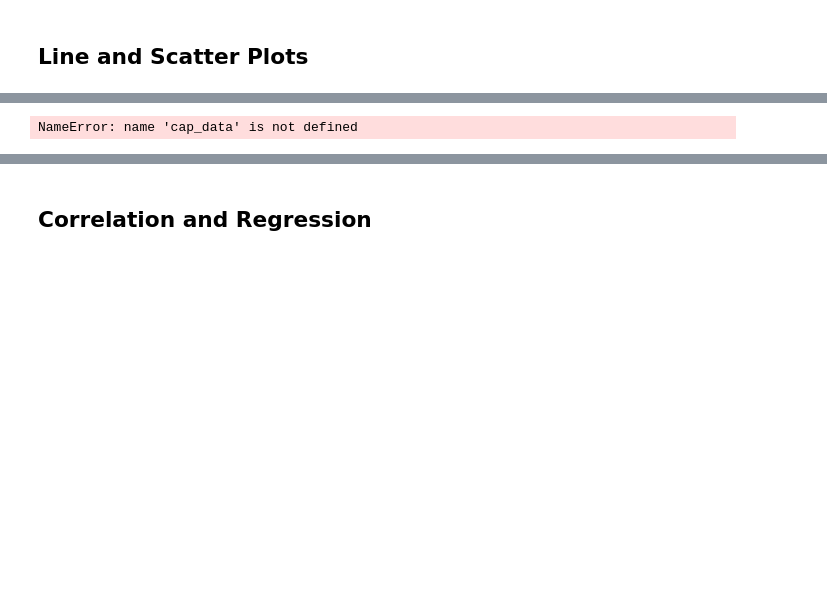
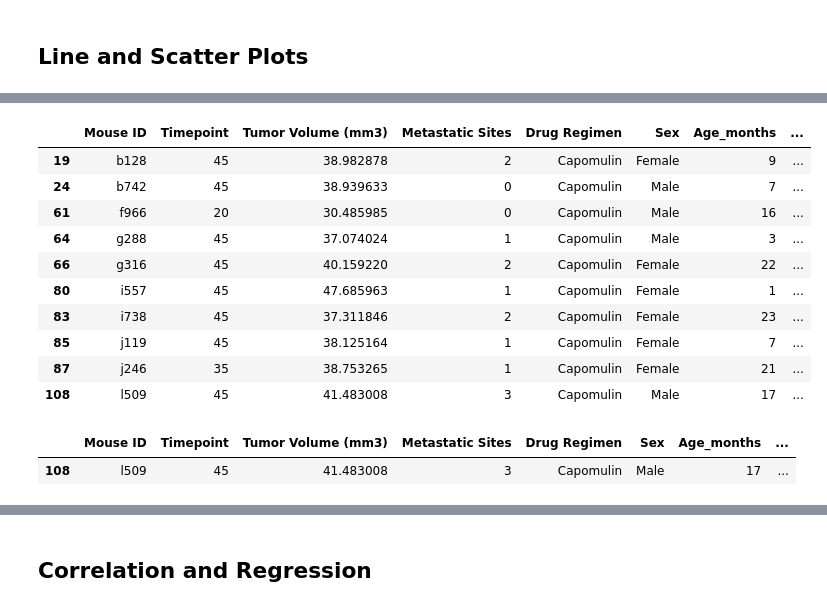
Before and after one commit to alison-love/05-data-visualization-challenge, a Jupyter notebook: pymaceuticals_working.ipynb, the cells around one changed output, grey strips where cells are left out. Saved outputs shown, nothing was run; the diff lists cells and outputs as text; code cells hidden in the pictures; blank space fills up the shorter version.

```diff
--- a/pymaceuticals_working.ipynb
+++ b/pymaceuticals_working.ipynb
@@ -296,7 +312,22 @@ plt.show()
 # %%
-cap_data.head()
+cap_data.head(10)
 # %% [output]
-NameError: name 'cap_data' is not defined
+|  | Mouse ID | Timepoint | Tumor Volume (mm3) | Metastatic Sites | Drug Regimen | Sex | Age_months | ... |
+| 19 | b128 | 45 | 38.982878 | 2 | Capomulin | Female | 9 | ... |
+| 24 | b742 | 45 | 38.939633 | 0 | Capomulin | Male | 7 | ... |
+| 61 | f966 | 20 | 30.485985 | 0 | Capomulin | Male | 16 | ... |
+| 64 | g288 | 45 | 37.074024 | 1 | Capomulin | Male | 3 | ... |
+| 66 | g316 | 45 | 40.159220 | 2 | Capomulin | Female | 22 | ... |
+| 80 | i557 | 45 | 47.685963 | 1 | Capomulin | Female | 1 | ... |
+| 83 | i738 | 45 | 37.311846 | 2 | Capomulin | Female | 23 | ... |
+| 85 | j119 | 45 | 38.125164 | 1 | Capomulin | Female | 7 | ... |
+| 87 | j246 | 35 | 38.753265 | 1 | Capomulin | Female | 21 | ... |
+| 108 | l509 | 45 | 41.483008 | 3 | Capomulin | Male | 17 | ... |
+# %%
+single_mouse_data
+# %% [output]
+|  | Mouse ID | Timepoint | Tumor Volume (mm3) | Metastatic Sites | Drug Regimen | Sex | Age_months | ... |
+| 108 | l509 | 45 | 41.483008 | 3 | Capomulin | Male | 17 | ... |
 # %%
 # Generate a scatter plot of mouse weight vs. the average observed tumor volume for the entire Capomulin regimen
 
```
Also changed, not shown: parts of 6 cells of this notebook, 6 other files.
